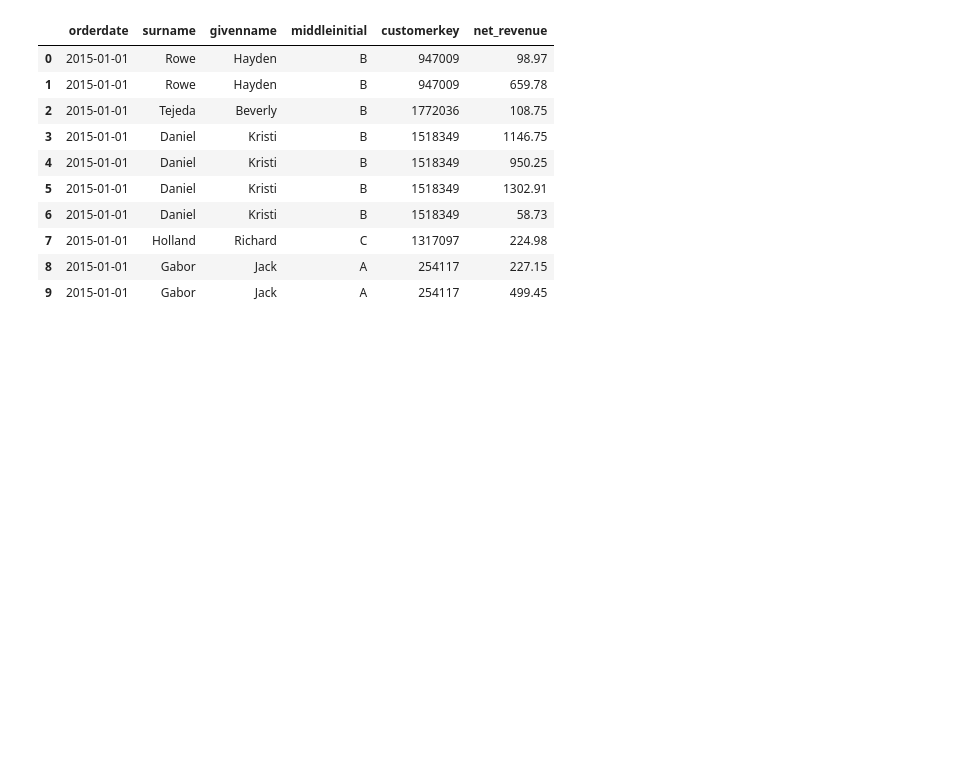
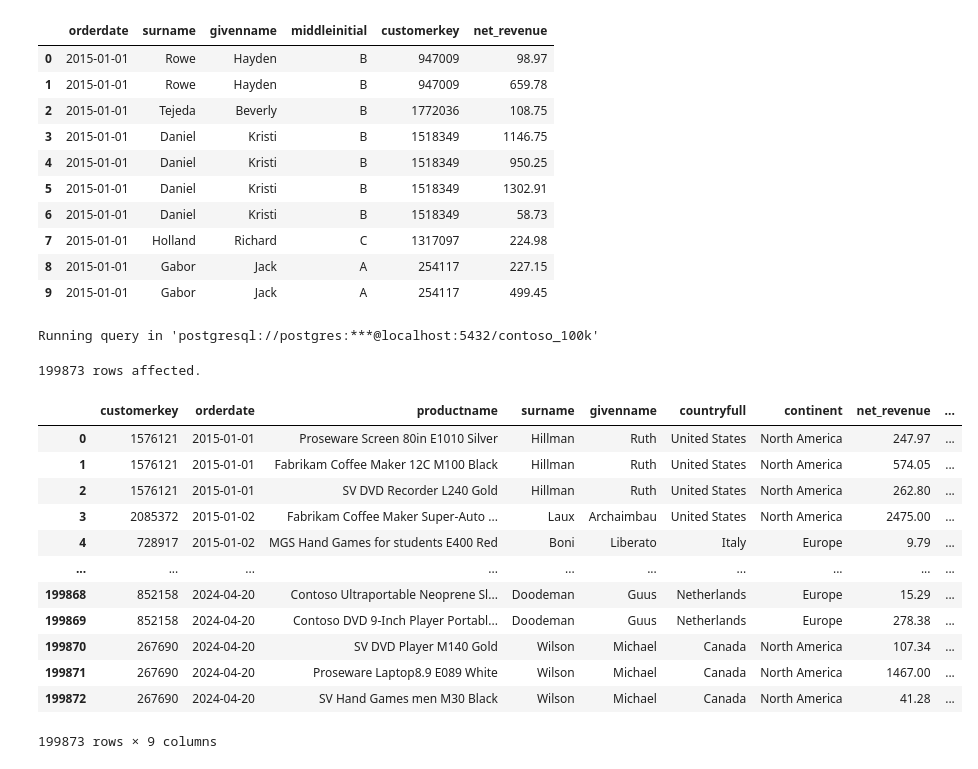
Before and after one commit to TahirJarah/TahirJarah, a Jupyter notebook: Resources/Blank_SQL_Notebook.ipynb, the cells around one changed output. Saved outputs shown, nothing was run; the diff lists cells and outputs as text; code cells hidden in the pictures; blank space fills up the shorter version.

```diff
--- a/Resources/Blank_SQL_Notebook.ipynb
+++ b/Resources/Blank_SQL_Notebook.ipynb
@@ -149,13 +152,36 @@ Running query in 'postgresql://postgres:***@localhost:5432/contoso_100k'
 # %%
 %%sql
 select
+  sal.customerkey,
   sal.orderdate,
+  prod.productname,
   cust.surname,
   cust.givenname,
-  cust.middleinitial,
-  sal.customerkey,
-  sal.quantity * netprice as net_revenue
+  cust.countryfull,
+  cust.continent,
+  sal.quantity * netprice as net_revenue,
+case
+  when netprice * quantity <= 1000 then 'Low'
+  when netprice* quantity > 1000 then 'High'
+  end as revenue_category
 from sales sal
-inner join customer cust
+left join customer cust
 on sal.customerkey = cust.customerkey
-limit 10
+left join product prod
+on sal.productkey = prod.productkey
+# %% [output]
+Running query in 'postgresql://postgres:***@localhost:5432/contoso_100k'
+199873 rows affected.
+|  | customerkey | orderdate | productname | surname | givenname | countryfull | continent | net_revenue | ... |
+| 0 | 1576121 | 2015-01-01 | Proseware Screen 80in E1010 Silver | Hillman | Ruth | United States | North America | 247.97 | ... |
+| 1 | 1576121 | 2015-01-01 | Fabrikam Coffee Maker 12C M100 Black | Hillman | Ruth | United States | North America | 574.05 | ... |
+| 2 | 1576121 | 2015-01-01 | SV DVD Recorder L240 Gold | Hillman | Ruth | United States | North America | 262.80 | ... |
+| 3 | 2085372 | 2015-01-02 | Fabrikam Coffee Maker Super-Auto ... | Laux | Archaimbau | United States | North America | 2475.00 | ... |
+| 4 | 728917 | 2015-01-02 | MGS Hand Games for students E400 Red | Boni | Liberato | Italy | Europe | 9.79 | ... |
+| ... | ... | ... | ... | ... | ... | ... | ... | ... | ... |
+| 199868 | 852158 | 2024-04-20 | Contoso Ultraportable Neoprene Sl... | Doodeman | Guus | Netherlands | Europe | 15.29 | ... |
+| 199869 | 852158 | 2024-04-20 | Contoso DVD 9-Inch Player Portabl... | Doodeman | Guus | Netherlands | Europe | 278.38 | ... |
+| 199870 | 267690 | 2024-04-20 | SV DVD Player M140 Gold | Wilson | Michael | Canada | North America | 107.34 | ... |
+| 199871 | 267690 | 2024-04-20 | Proseware Laptop8.9 E089 White | Wilson | Michael | Canada | North America | 1467.00 | ... |
+| 199872 | 267690 | 2024-04-20 | SV Hand Games men M30 Black | Wilson | Michael | Canada | North America | 41.28 | ... |
+199873 rows × 9 columns
```
Also changed, not shown: parts of 10 cells of this notebook.
